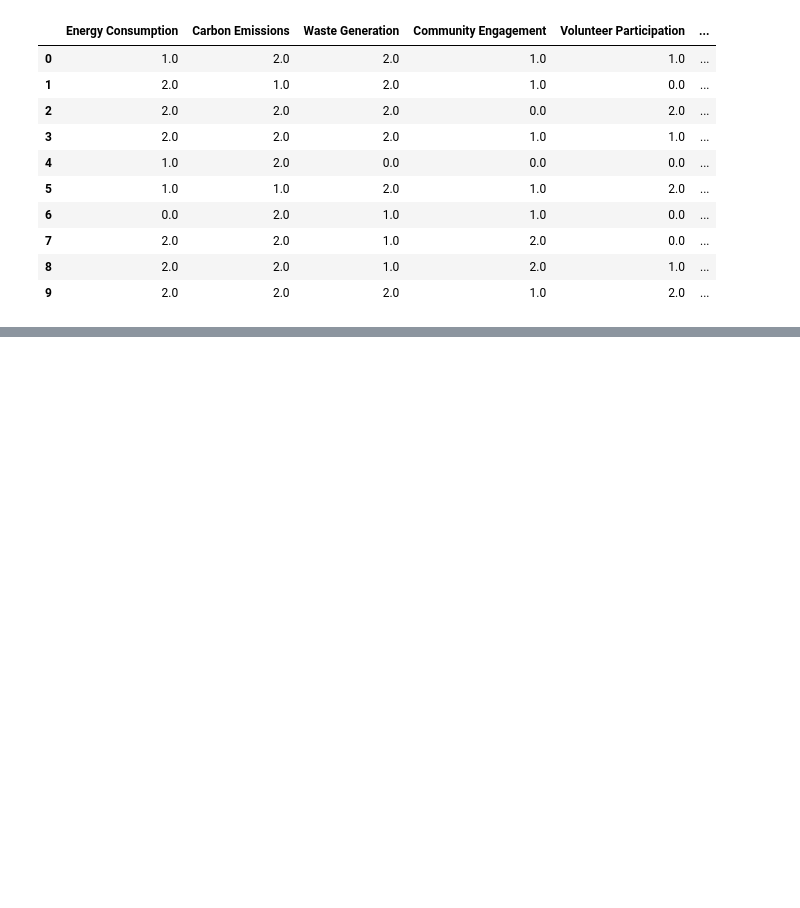
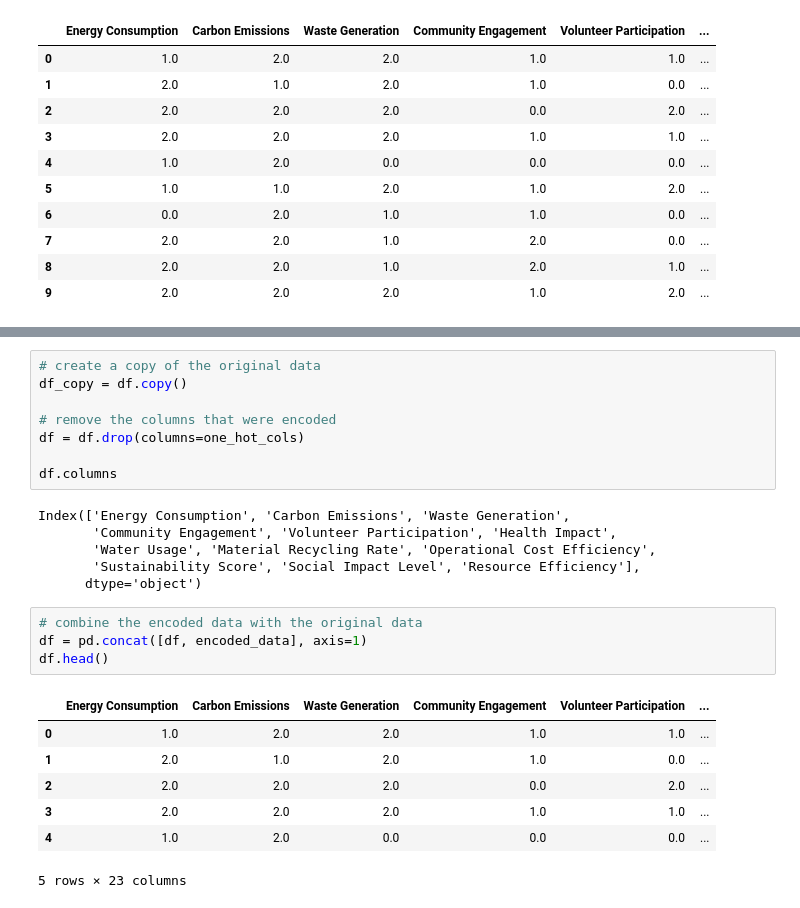
Before and after one commit to DLeifert1007/Project2, a Jupyter notebook: Preprocessing.ipynb, the cells around one changed output, grey strips where cells are left out. Saved outputs shown, nothing was run; the diff lists cells and outputs as text; blank space fills up the shorter version.

```diff
--- a/Preprocessing.ipynb
+++ b/Preprocessing.ipynb
@@ -126,0 +192,26 @@ df.head(10)
+# %%
+# create a copy of the original data
+df_copy = df.copy()
+
+# remove the columns that were encoded
+df = df.drop(columns=one_hot_cols)
+
+df.columns
+# %% [output]
+Index(['Energy Consumption', 'Carbon Emissions', 'Waste Generation',
+       'Community Engagement', 'Volunteer Participation', 'Health Impact',
+       'Water Usage', 'Material Recycling Rate', 'Operational Cost Efficiency',
+       'Sustainability Score', 'Social Impact Level', 'Resource Efficiency'],
+      dtype='object')
+# %%
+# combine the encoded data with the original data
+df = pd.concat([df, encoded_data], axis=1)
+df.head()
+# %% [output]
+|  | Energy Consumption | Carbon Emissions | Waste Generation | Community Engagement | Volunteer Participation | ... |
+| 0 | 1.0 | 2.0 | 2.0 | 1.0 | 1.0 | ... |
+| 1 | 2.0 | 1.0 | 2.0 | 1.0 | 0.0 | ... |
+| 2 | 2.0 | 2.0 | 2.0 | 0.0 | 2.0 | ... |
+| 3 | 2.0 | 2.0 | 2.0 | 1.0 | 1.0 | ... |
+| 4 | 1.0 | 2.0 | 0.0 | 0.0 | 0.0 | ... |
+5 rows × 23 columns
```
Also changed, not shown: parts of 4 cells of this notebook, 2 other files.
